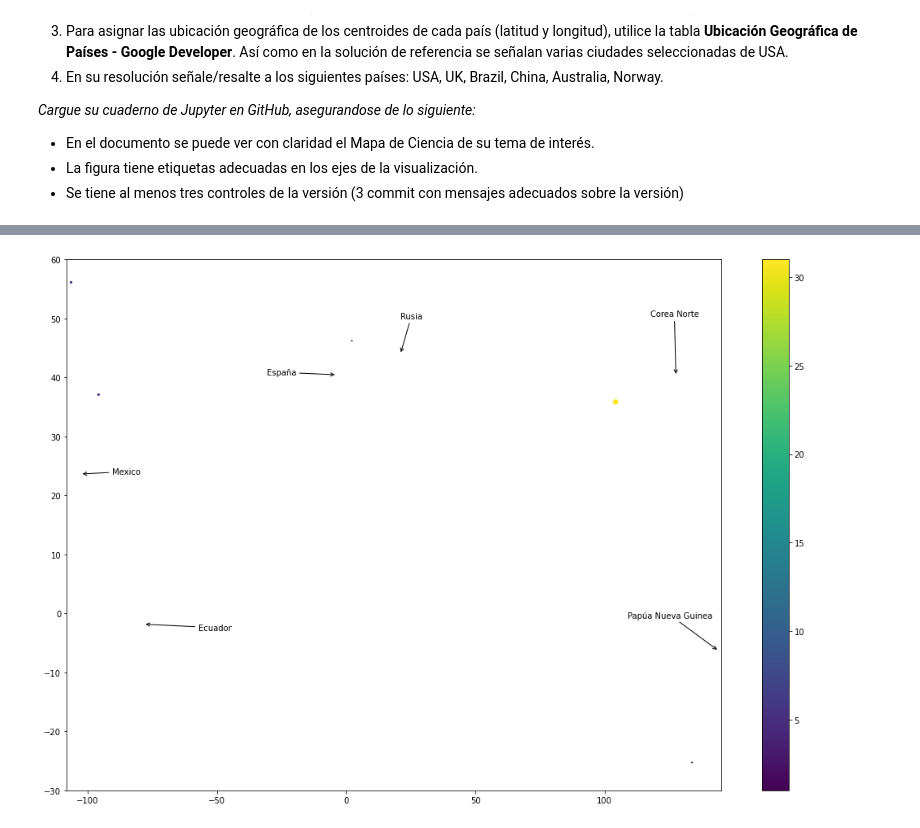
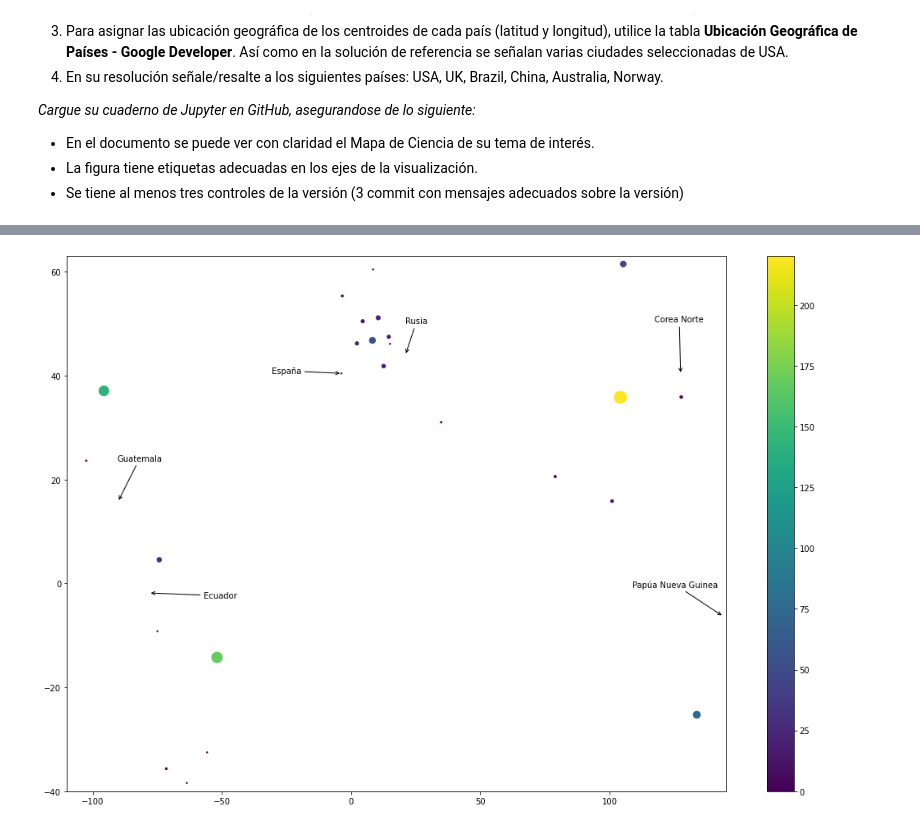
Before and after one commit to camysigh/Bioinform-tica-Tareas, a Jupyter notebook: Tarea2.ipynb, the cells around one changed output, grey strips where cells are left out. Cells and saved outputs as stored; diff of their text form; code cells hidden in the pictures.

```diff
--- a/Tarea2.ipynb
+++ b/Tarea2.ipynb
@@ -115,0 +196,5 @@ print(texto_unico1)
+# %%
+texto_unico1.extend(texto_unico4)
+# %%
+texto_unico1.extend(texto_unico5)
+print(texto_unico1)
@@ -140,14 +243,9 @@ pais_count = []
 # %%
 texto = texto3
 texto_a = texto4
+texto_b = texto5
+texto_c = texto6
+texto_d = texto7
 texto.extend(texto_a)
-
-print(texto)
-
-paises_rep = "".join([str(_) for _ in texto])
-
-print(paises_rep)
-
-paises_repetidos = re.findall(r'\w*', paises_rep)
-
-print(paises_repetidos)
+texto.extend(texto_b)
+texto.extend(texto_c)
@@ -171,0 +252,11 @@ Canada.
+# %%
+texto.extend(texto_d)
+print(texto)
+
+paises_rep = "".join([str(_) for _ in texto])
+
+print(paises_rep)
+
+paises_repetidos = re.findall(r'\w*', paises_rep)
+
+print(paises_repetidos)
@@ -189,28 +298,28 @@ print(pais_count)
 # %%
 import matplotlib.pyplot as plt
 %matplotlib inline
 plt.scatter(pais_long, pais_lat, s = pais_count, c= pais_count)
 plt.colorbar()
-plt.xlim(-108,145)
-plt.ylim(-30, 60)
+plt.xlim(-110,145)
+plt.ylim(-40, 63)
 #add a few cities for reference (optional)
 ard = dict(arrowstyle="->")
 plt.annotate('Ecuador', xy = (-78.183406, -1.831239),
                xytext = (-57.183406, -2.831239), arrowprops = ard)
 plt.annotate('Rusia', xy = (21.005859, 44.016521),
                xytext = (21.005859, 50.016521), arrowprops= ard)
 plt.annotate('Papúa Nueva Guinea', xy = (143.95555, -6.314993),
                xytext = (108.921327, -0.759275), arrowprops= ard)
-plt.annotate('Mexico', xy = (-102.552784, 23.634501),
+plt.annotate('Guatemala', xy = (-90.230759, 15.783471),
                xytext = (-90.552784, 23.634501), arrowprops= ard)
 plt.annotate('España', xy = (-3.74922, 40.463667),
                xytext = (-30.74922, 40.463667), arrowprops= ard)
 plt.annotate('Corea Norte', xy = (127.510093, 40.339852),
                xytext = (117.510093, 50.339852), arrowprops= ard)
 
 params = plt.gcf()
 plSize = params.get_size_inches()
 params.set_size_inches( (plSize[0] * 3, plSize[1] * 3) )
 plt.show()
 # %% [output]
-[figure, old version]
+[figure, new version]
```
Also changed, not shown: parts of 16 cells of this notebook, 3 other files.
